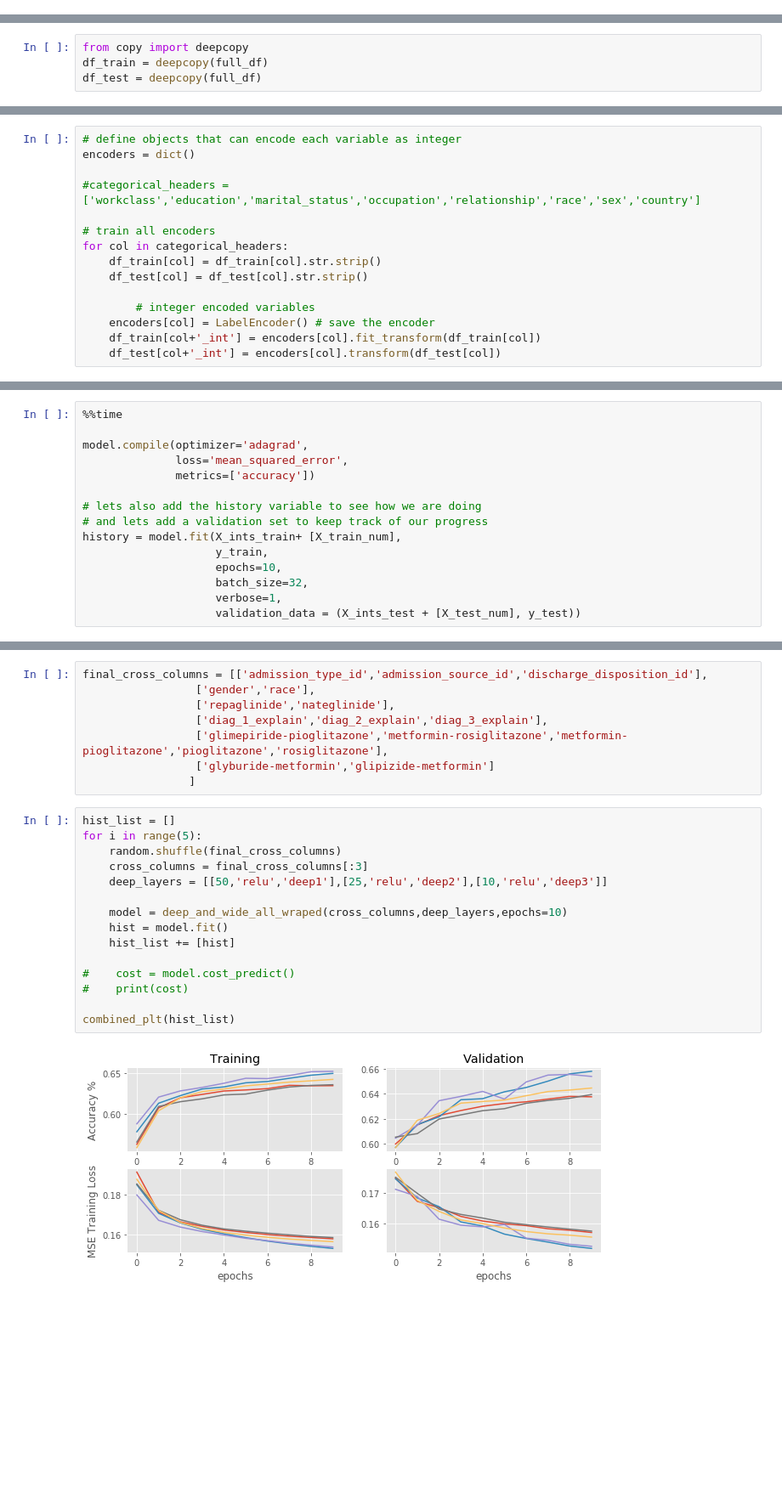
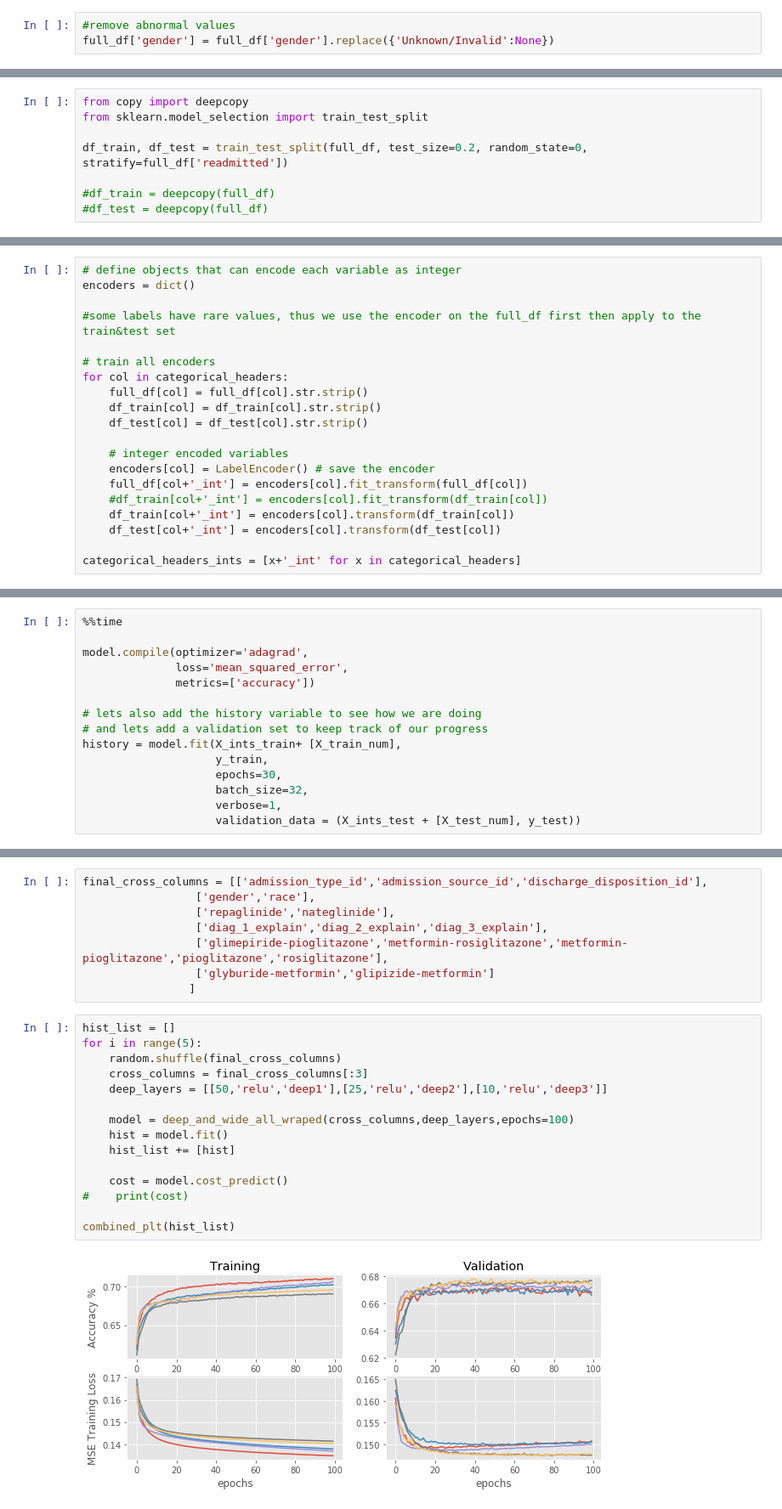
Before and after one commit to jamesothomas/MachineLearningPython, a Jupyter notebook: Lab5/Deep_and_Wide modeling.ipynb, the cells around one changed output, grey strips where cells are left out. Shown at 85% size. Drawn from its saved outputs; the diff is of its cells as text; blank space fills up the shorter version.

```diff
--- a/Lab5/Deep_and_Wide modeling.ipynb
+++ b/Lab5/Deep_and_Wide modeling.ipynb
@@ -144,6 +145,9 @@ for diag in type_id_list:
 # Now we will convert the 'patient_nbr' column to a new column that shows counts how many times the patient visitied
 # the hospital in the study
 full_df['freq'] = full_df.groupby('patient_nbr')['patient_nbr'].transform('count')
+# %%
+#remove abnormal values
+full_df['gender'] = full_df['gender'].replace({'Unknown/Invalid':None})
 # %%
 # these are the columns that are no longer relevant, either because we transformed the data or it is just an id
 drop_not_relevant = ['encounter_id', 'patient_nbr']
@@ -167,8 +171,12 @@ one_hot_encode_list = ['metformin','repaglinide','nateglinide','chlorpropamide',
 labe_encod_list = ['gender','change','diabetesMed']
 # %%
 from copy import deepcopy
-df_train = deepcopy(full_df)
-df_test = deepcopy(full_df)
+from sklearn.model_selection import train_test_split
+
+df_train, df_test = train_test_split(full_df, test_size=0.2, random_state=0, stratify=full_df['readmitted'])
+
+#df_train = deepcopy(full_df)
+#df_test = deepcopy(full_df)
 # %%
 categorical_headers = one_hot_encode_list+labe_encod_list
 numeric_headers = standard_scalar_list
@@ -185,15 +193,20 @@ for col in numeric_headers:
 # define objects that can encode each variable as integer
 encoders = dict()
 
-#categorical_headers = ['workclass','education','marital_status','occupation','relationship','race','sex','country']
+#some labels have rare values, thus we use the encoder on the full_df first then apply to the train&test set
 
 # train all encoders
 for col in categorical_headers:
+    full_df[col] = full_df[col].str.strip()
     df_train[col] = df_train[col].str.strip()
     df_test[col] = df_test[col].str.strip()
 
-        # integer encoded variables
+    # integer encoded variables
     encoders[col] = LabelEncoder() # save the encoder
-    df_train[col+'_int'] = encoders[col].fit_transform(df_train[col])
+    full_df[col+'_int'] = encoders[col].fit_transform(full_df[col])
+    #df_train[col+'_int'] = encoders[col].fit_transform(df_train[col])
+    df_train[col+'_int'] = encoders[col].transform(df_train[col])
     df_test[col+'_int'] = encoders[col].transform(df_test[col])
+
+categorical_headers_ints = [x+'_int' for x in categorical_headers]
 # %%
@@ -322,7 +334,7 @@ model.compile(optimizer='adagrad',
 # and lets add a validation set to keep track of our progress
 history = model.fit(X_ints_train+ [X_train_num],
                     y_train,
-                    epochs=10,
+                    epochs=30,
                     batch_size=32,
                     verbose=1,
                     validation_data = (X_ints_test + [X_test_num], y_test))
@@ -591,17 +601,17 @@ final_cross_columns = [['admission_type_id','admission_source_id','discharge_dis
 # %%
 hist_list = []
 for i in range(5):
     random.shuffle(final_cross_columns)
     cross_columns = final_cross_columns[:3]
     deep_layers = [[50,'relu','deep1'],[25,'relu','deep2'],[10,'relu','deep3']]
 
-    model = deep_and_wide_all_wraped(cross_columns,deep_layers,epochs=10)
+    model = deep_and_wide_all_wraped(cross_columns,deep_layers,epochs=100)
     hist = model.fit()
     hist_list += [hist]
 
-#    cost = model.cost_predict()
+    cost = model.cost_predict()
 #    print(cost)
 
 combined_plt(hist_list)
 # %% [output]
-[figure, old version]
+[figure, new version]
```
Also changed, not shown: parts of 21 cells of this notebook.
